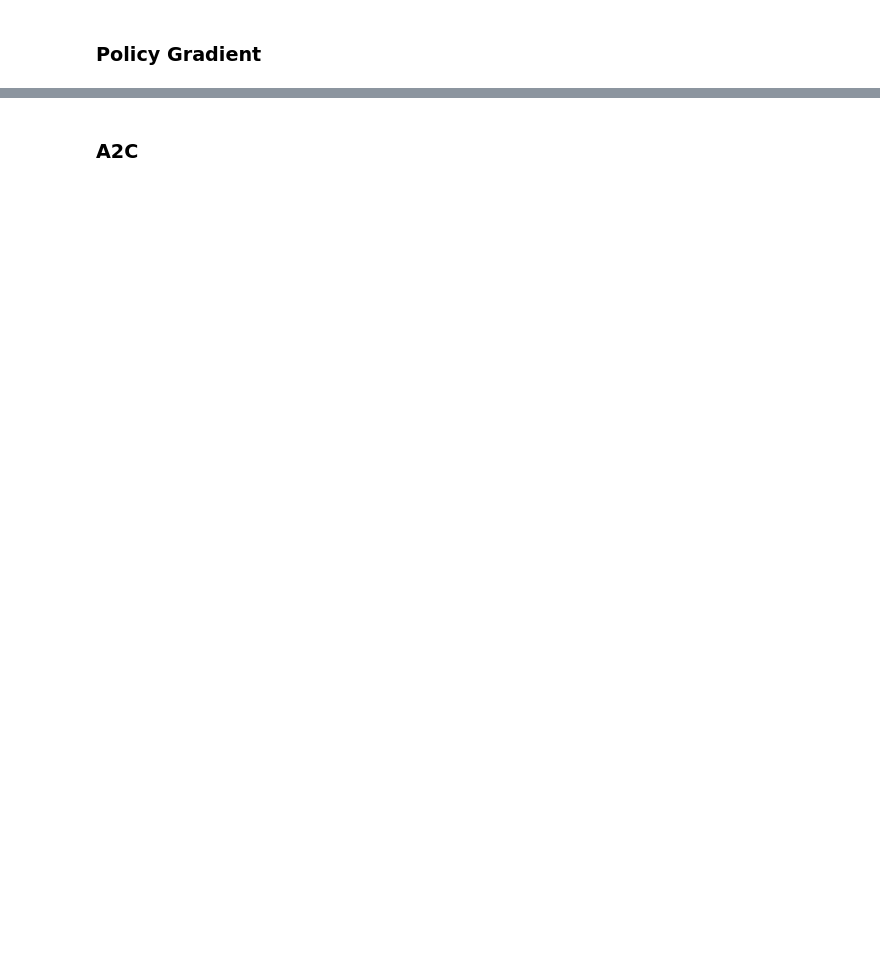
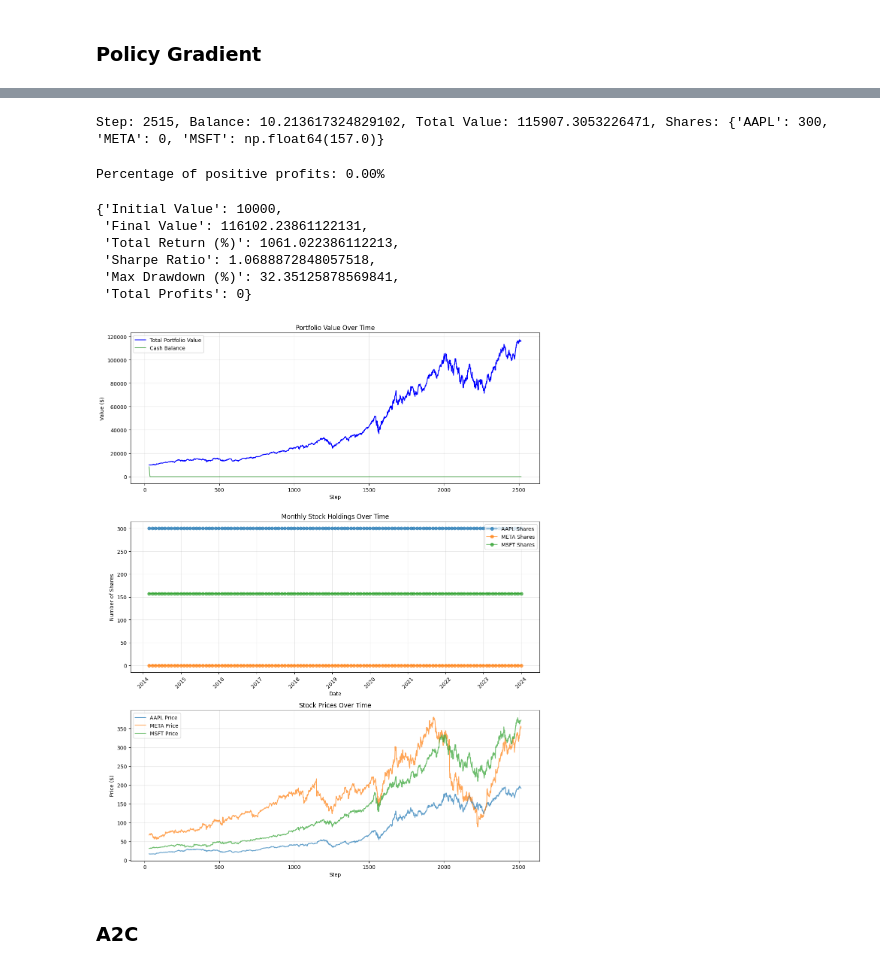
Before and after one commit to MKMiyagi/COGS188_Financial_Agents, a Jupyter notebook: FinalProject_Financial_Agents.ipynb, the cells around one changed output, grey strips where cells are left out. Saved outputs shown, nothing was run; the diff lists cells and outputs as text; code cells hidden in the pictures; blank space fills up the shorter version.

```diff
--- a/FinalProject_Financial_Agents.ipynb
+++ b/FinalProject_Financial_Agents.ipynb
@@ -194,25 +219,34 @@ num_tickers_1 = len(policy_gradient_env_1.tickers)
 possible_trades_1 = policy_gradient_env_1.possible_trades
 # %%
 # # Create agent
-agent_1 = PolicyGradientAgent(
-    state_dim=state_dim_1,
-    num_tickers=num_tickers_1,
-    possible_trades=possible_trades_1
-)
+agent_1 = PolicyGradientAgent(policy_gradient_env_1)
 # %%
 # # Train agent
 policy_gradient_train(policy_gradient_env_1, agent_1, episodes=1000, gamma=0.99, lr=0.001)
 # %%
 policy_gradient_eval(policy_gradient_env_1, agent_1)
+# %% [output]
+Step: 2515, Balance: 10.213617324829102, Total Value: 115907.3053226471, Shares: {'AAPL': 300, 'META': 0, 'MSFT': np.float64(157.0)}
 # %%
 profit_list = policy_gradient_env_1.profits
 positive_profits = [profit for profit in profit_list if profit > 0]
 percentage_positive_profits = (len(positive_profits) / len(profit_list)) * 100 if profit_list else 0
 print(f"Percentage of positive profits: {percentage_positive_profits:.2f}%")
+# %% [output]
+Percentage of positive profits: 0.00%
 # %%
 policy_gradient_env_1.get_summary_stats()
+# %% [output]
+{'Initial Value': 10000,
+ 'Final Value': 116102.23861122131,
+ 'Total Return (%)': 1061.022386112213,
+ 'Sharpe Ratio': 1.0688872848057518,
+ 'Max Drawdown (%)': 32.35125878569841,
+ 'Total Profits': 0}
 # %%
-policy_gradient_env_1.plot_all_metrics()
+policy_gradient_env_1.plot_portfolio_value()
+# %% [output]
+[figure, added]
 # %% [markdown]
 ### A2C
 # %%
```
Also changed, not shown: parts of 34 cells of this notebook, 2 other files.
